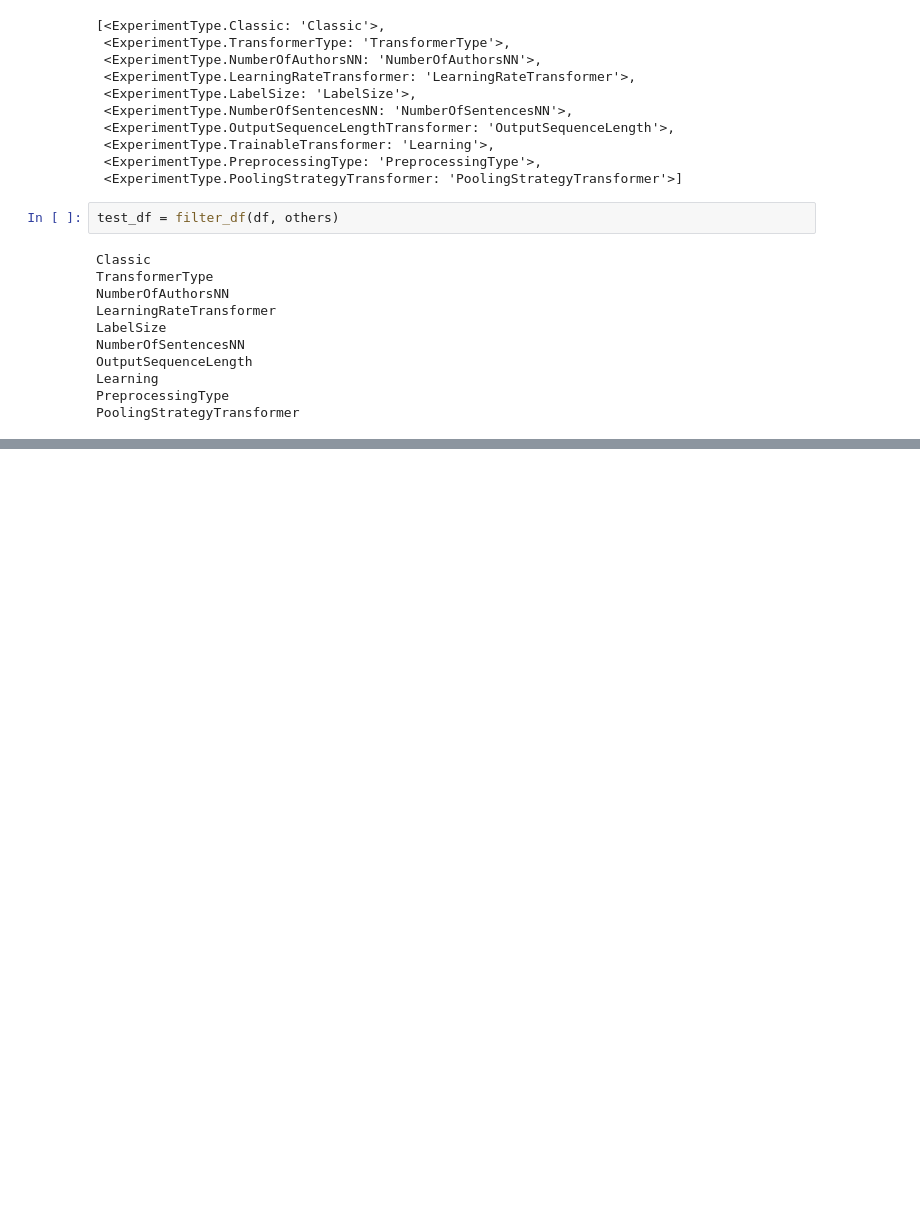
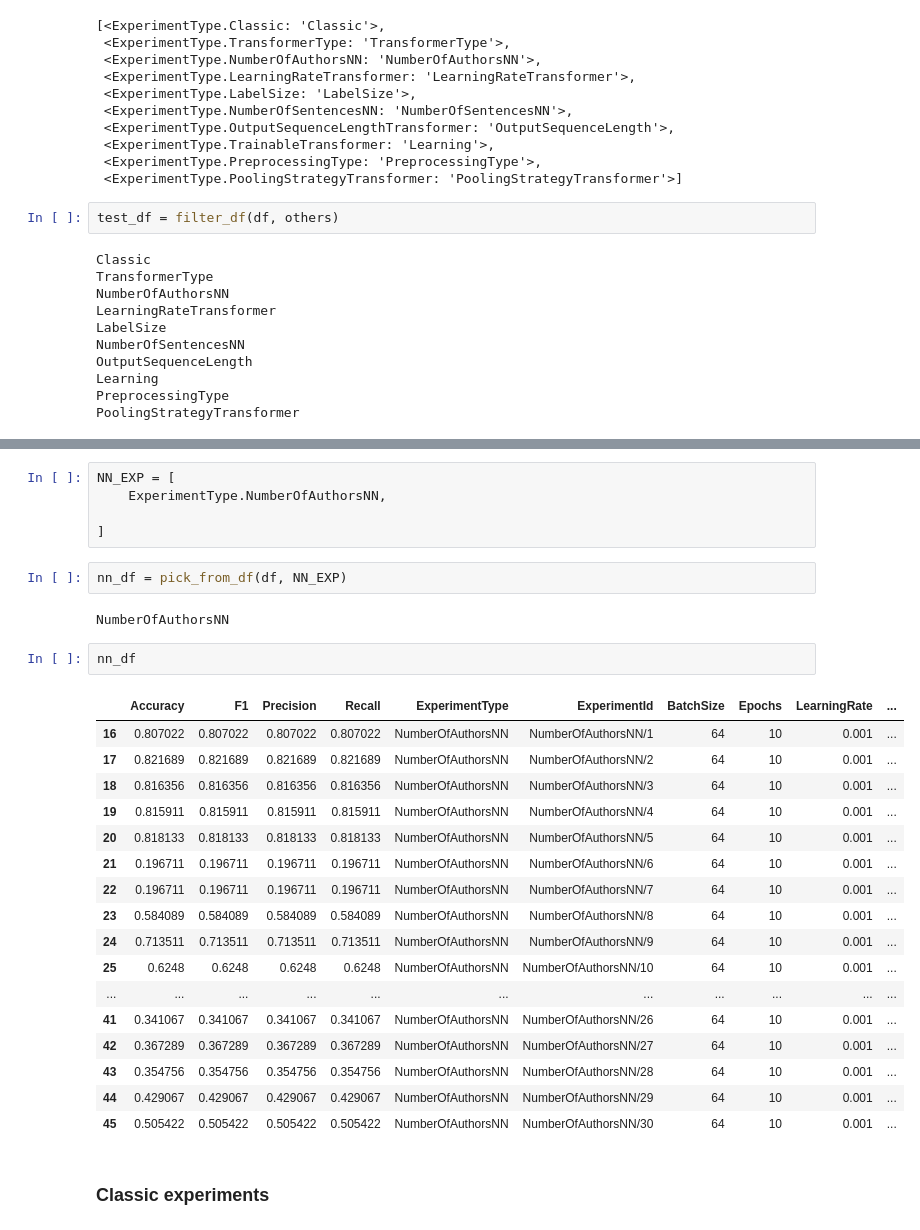
Before and after one commit to pro0255/Text-Processing-using-Neural-Networks, a Jupyter notebook: jupyters/analysis/load_experiments_test.ipynb, the cells around one changed output, grey strips where cells are left out. Saved outputs shown, nothing was run; the diff lists cells and outputs as text; blank space fills up the shorter version.

```diff
--- a/jupyters/analysis/load_experiments_test.ipynb
+++ b/jupyters/analysis/load_experiments_test.ipynb
@@ -133,0 +206,31 @@ test_df
+# %%
+NN_EXP = [
+    ExperimentType.NumberOfAuthorsNN,
+
+]
+# %%
+nn_df = pick_from_df(df, NN_EXP)
+# %% [output]
+NumberOfAuthorsNN
+# %%
+nn_df
+# %% [output]
+|  | Accuracy | F1 | Precision | Recall | ExperimentType | ExperimentId | BatchSize | Epochs | LearningRate | ... |
+| 16 | 0.807022 | 0.807022 | 0.807022 | 0.807022 | NumberOfAuthorsNN | NumberOfAuthorsNN/1 | 64 | 10 | 0.001 | ... |
+| 17 | 0.821689 | 0.821689 | 0.821689 | 0.821689 | NumberOfAuthorsNN | NumberOfAuthorsNN/2 | 64 | 10 | 0.001 | ... |
+| 18 | 0.816356 | 0.816356 | 0.816356 | 0.816356 | NumberOfAuthorsNN | NumberOfAuthorsNN/3 | 64 | 10 | 0.001 | ... |
+| 19 | 0.815911 | 0.815911 | 0.815911 | 0.815911 | NumberOfAuthorsNN | NumberOfAuthorsNN/4 | 64 | 10 | 0.001 | ... |
+| 20 | 0.818133 | 0.818133 | 0.818133 | 0.818133 | NumberOfAuthorsNN | NumberOfAuthorsNN/5 | 64 | 10 | 0.001 | ... |
+| 21 | 0.196711 | 0.196711 | 0.196711 | 0.196711 | NumberOfAuthorsNN | NumberOfAuthorsNN/6 | 64 | 10 | 0.001 | ... |
+| 22 | 0.196711 | 0.196711 | 0.196711 | 0.196711 | NumberOfAuthorsNN | NumberOfAuthorsNN/7 | 64 | 10 | 0.001 | ... |
+| 23 | 0.584089 | 0.584089 | 0.584089 | 0.584089 | NumberOfAuthorsNN | NumberOfAuthorsNN/8 | 64 | 10 | 0.001 | ... |
+| 24 | 0.713511 | 0.713511 | 0.713511 | 0.713511 | NumberOfAuthorsNN | NumberOfAuthorsNN/9 | 64 | 10 | 0.001 | ... |
+| 25 | 0.6248 | 0.6248 | 0.6248 | 0.6248 | NumberOfAuthorsNN | NumberOfAuthorsNN/10 | 64 | 10 | 0.001 | ... |
+| ... | ... | ... | ... | ... | ... | ... | ... | ... | ... | ... |
+| 41 | 0.341067 | 0.341067 | 0.341067 | 0.341067 | NumberOfAuthorsNN | NumberOfAuthorsNN/26 | 64 | 10 | 0.001 | ... |
+| 42 | 0.367289 | 0.367289 | 0.367289 | 0.367289 | NumberOfAuthorsNN | NumberOfAuthorsNN/27 | 64 | 10 | 0.001 | ... |
+| 43 | 0.354756 | 0.354756 | 0.354756 | 0.354756 | NumberOfAuthorsNN | NumberOfAuthorsNN/28 | 64 | 10 | 0.001 | ... |
+| 44 | 0.429067 | 0.429067 | 0.429067 | 0.429067 | NumberOfAuthorsNN | NumberOfAuthorsNN/29 | 64 | 10 | 0.001 | ... |
+| 45 | 0.505422 | 0.505422 | 0.505422 | 0.505422 | NumberOfAuthorsNN | NumberOfAuthorsNN/30 | 64 | 10 | 0.001 | ... |
+# %% [markdown]
+### Classic experiments
```
Also changed, not shown: parts of 18 cells of this notebook, 5 other files.
